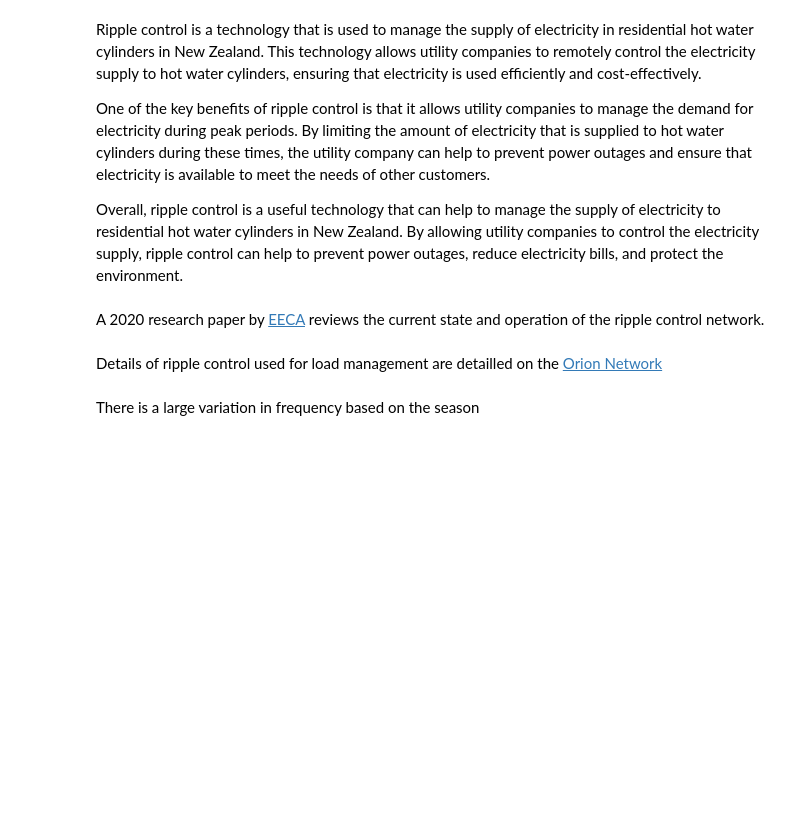
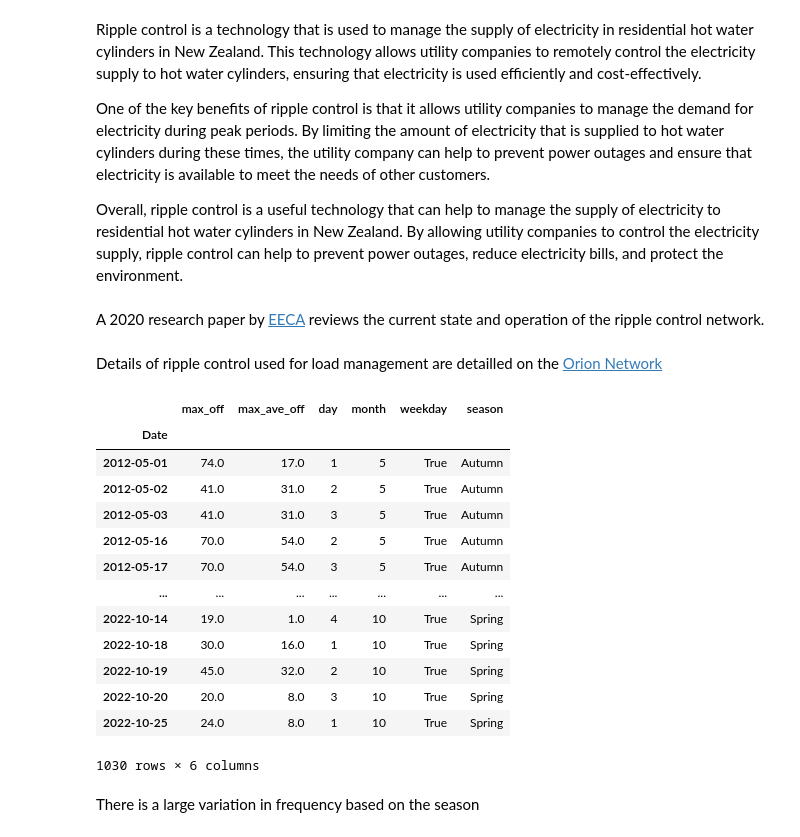
Before and after one commit to CJP123/cylinder, a Jupyter notebook: nbs/100_ripple_control.ipynb, the cells around one changed output. Saved outputs shown, nothing was run; the diff lists cells and outputs as text; code cells hidden in the pictures; blank space fills up the shorter version.

```diff
--- a/nbs/100_ripple_control.ipynb
+++ b/nbs/100_ripple_control.ipynb
@@ -48,3 +50,20 @@ df = df.assign(max_off = lambda x: x['max_off'].dt.hour*60 + x['max_off'].dt.min
           season = lambda x: x.index.map(get_season))
+# %%
+df
+# %% [output]
+|  | max_off | max_ave_off | day | month | weekday | season |
+| Date |  |  |  |  |  |  |
+| 2012-05-01 | 74.0 | 17.0 | 1 | 5 | True | Autumn |
+| 2012-05-02 | 41.0 | 31.0 | 2 | 5 | True | Autumn |
+| 2012-05-03 | 41.0 | 31.0 | 3 | 5 | True | Autumn |
+| 2012-05-16 | 70.0 | 54.0 | 2 | 5 | True | Autumn |
+| 2012-05-17 | 70.0 | 54.0 | 3 | 5 | True | Autumn |
+| ... | ... | ... | ... | ... | ... | ... |
+| 2022-10-14 | 19.0 | 1.0 | 4 | 10 | True | Spring |
+| 2022-10-18 | 30.0 | 16.0 | 1 | 10 | True | Spring |
+| 2022-10-19 | 45.0 | 32.0 | 2 | 10 | True | Spring |
+| 2022-10-20 | 20.0 | 8.0 | 3 | 10 | True | Spring |
+| 2022-10-25 | 24.0 | 8.0 | 1 | 10 | True | Spring |
+1030 rows × 6 columns
 # %% [markdown]
 There is a large variation in frequency based on the season
```
Also changed, not shown: parts of 9 cells of this notebook, 5 other files.
